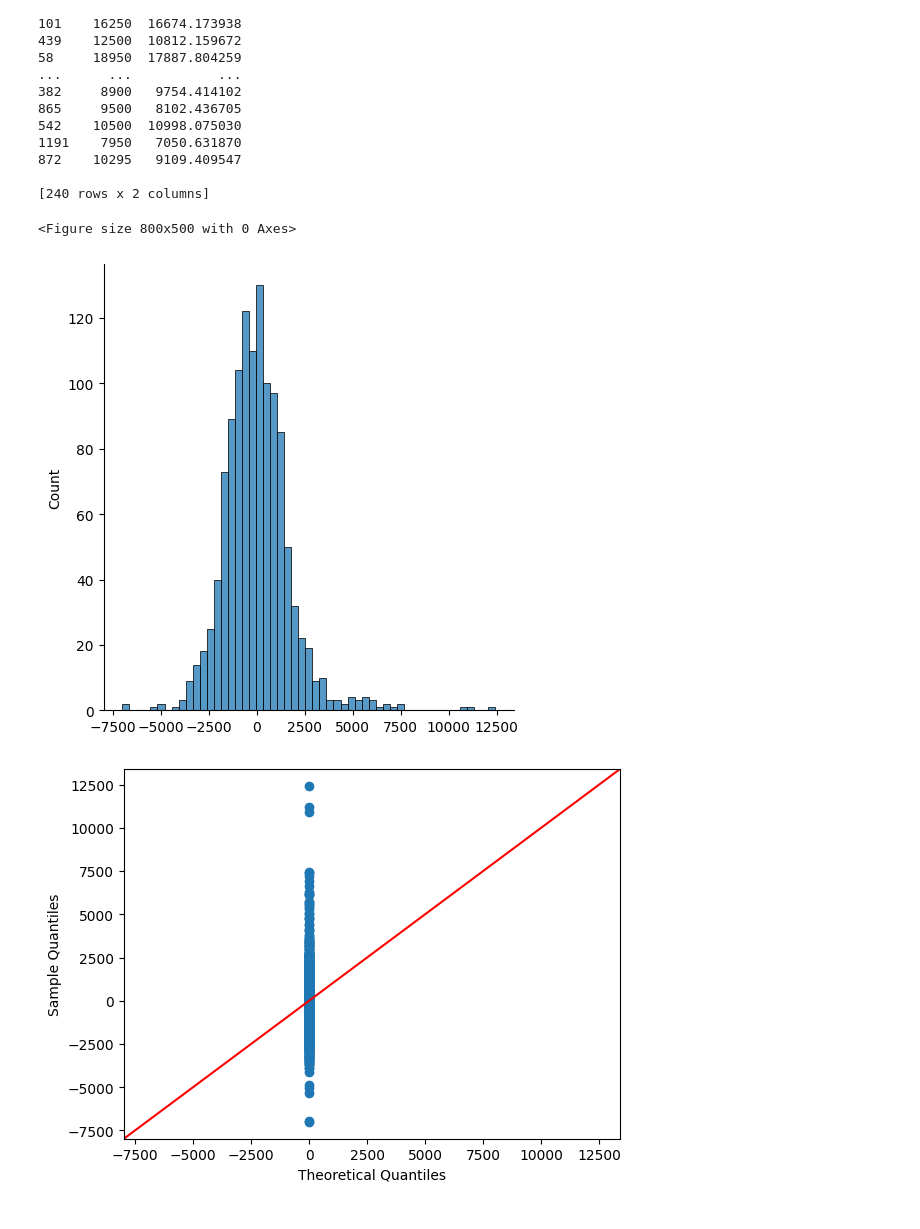
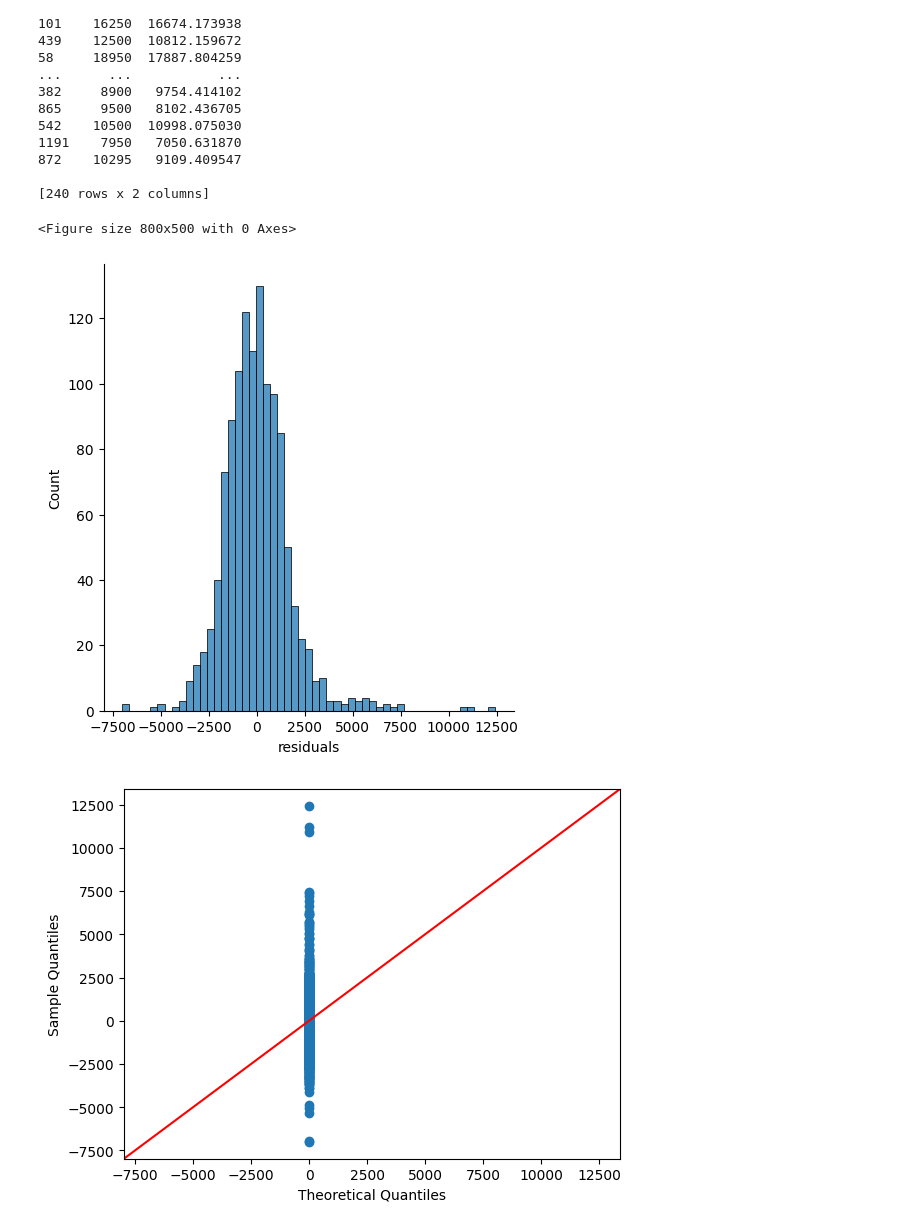
Before and after one commit to michelmalki/MichelMalki, a Jupyter notebook: Used_Car_Sales.ipynb, the cells around one changed output. Saved outputs shown, nothing was run; the diff lists cells and outputs as text; code cells hidden in the pictures.

```diff
--- a/Used_Car_Sales.ipynb
+++ b/Used_Car_Sales.ipynb
@@ -358,48 +350,36 @@ print(df_preds)
 # %%
 import numpy as np
 import statsmodels.api as sm
 import matplotlib.pyplot as plt
 import scipy.stats as stats
 import seaborn as sns
-# Assuming you have a DataFrame 'df' with columns 'price' as dependent variable and 'mileage', 'year', 'model' as independent variables
+
 x1= df[['Mileage', 'Age', 'KM']]
 y1 = df['Price']
 
-# Add a constant to the independent value
 x1 = sm.add_constant(x1)
-
-# Perform the linear regression:
 model = sm.OLS(y1, x1)
 results = model.fit()
 
-# Get the residuals
 residuals = results.resid
 
-# Check for Normality of Residuals
 plt.figure(figsize=(8, 5))
 sns.displot(residuals)
+plt.xlabel('residuals')
 plt.show()
 
-# The residuals should be normally distributed. You can also use a Q-Q plot to check this.
 sm.qqplot(residuals, line='45')
 plt.show()
 
-# The residuals points should fall on the 45 degree line in the Q-Q plot.
-
-# Check for Homoscedasticity
-# Homoscedasticity, also known as homogeneity of variance, describes a situation in which
-# the error term (that is, the “noise” or random disturbance in the relationship between the independent variables and the dependent variable)
-# is the same across all levels of the independent variables.
-
 plt.scatter(results.predict(), residuals)
-plt.xlabel('Homoscedasticity')
+plt.xlabel('predicted')
 plt.ylabel('Residual')
 plt.axhline(y=0)
-plt.title('Residual vs. Homoscedasticity')
+plt.title('Residual vs. predicted')
 plt.show()
 
 # Heteroscedasticity will appear as a funnel shape in the plot. Homoscedasticity will appear as a roughly horizontal band around the line y=0.
 # %% [output]
 <Figure size 800x500 with 0 Axes>
-[figure, old version]
+[figure, new version]
 [figure]
```
Also changed, not shown: parts of 7 cells of this notebook.
